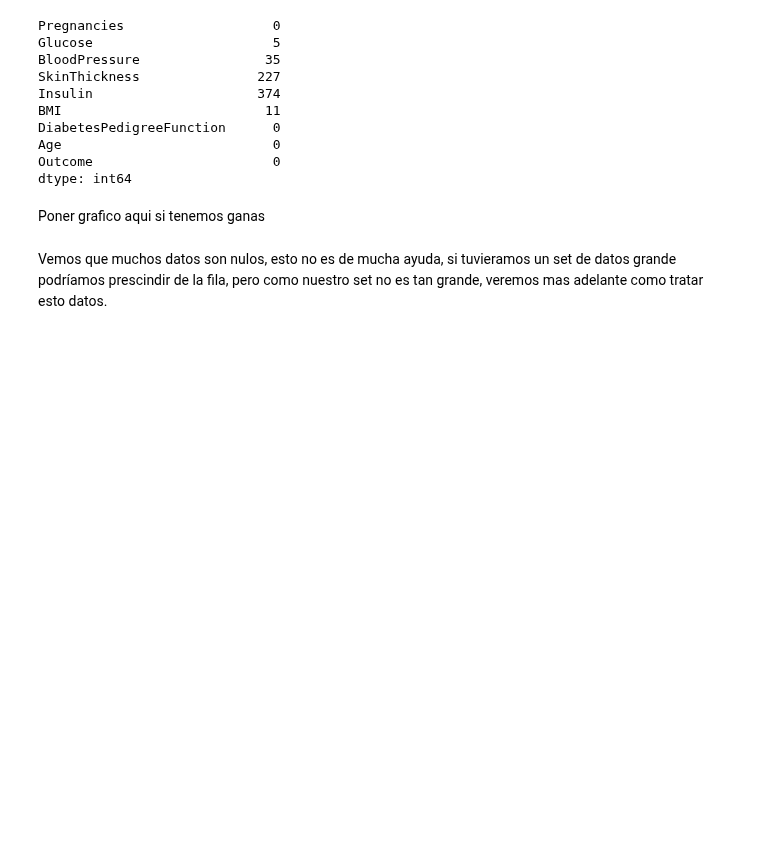
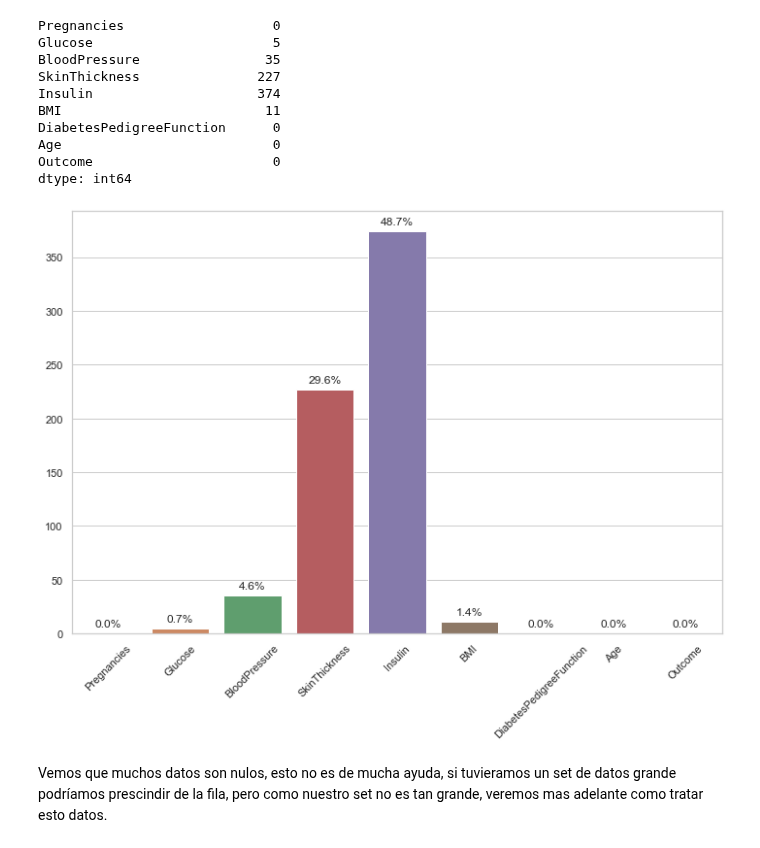
Before and after one commit to scheinpablo/TP1Redes, a Jupyter notebook: Ejercicio2/main.ipynb, the cells around one changed output. Saved outputs shown, nothing was run; the diff lists cells and outputs as text; code cells hidden in the pictures; blank space fills up the shorter version.

```diff
--- a/Ejercicio2/main.ipynb
+++ b/Ejercicio2/main.ipynb
@@ -121,8 +131,18 @@ DiabetesPedigreeFunction      0
 Age                           0
 Outcome                       0
 dtype: int64
-# %% [markdown]
-Poner grafico aqui si tenemos ganas
+# %%
+sns.set_theme(style="whitegrid")
+ax = sns.barplot(x=df.columns, y=df.isnull().sum())
+plt.xticks(rotation=45);
+for p in ax.patches:
+    ax.annotate(format(100*p.get_height()/df.shape[0], '.1f') + "%",
+                   (p.get_x() + p.get_width() / 2., p.get_height()),
+                   ha = 'center', va = 'center',
+                   xytext = (0, 10),
+                   textcoords = 'offset points')
+# %% [output]
+[figure, added]
 # %% [markdown]
 Vemos que muchos datos son nulos, esto no es de mucha ayuda, si tuvieramos un set de datos grande podríamos prescindir de la fila, pero como nuestro set no es tan grande, veremos mas adelante como tratar esto datos.
 # %% [markdown]
```
Also changed, not shown: parts of 3 cells of this notebook.
